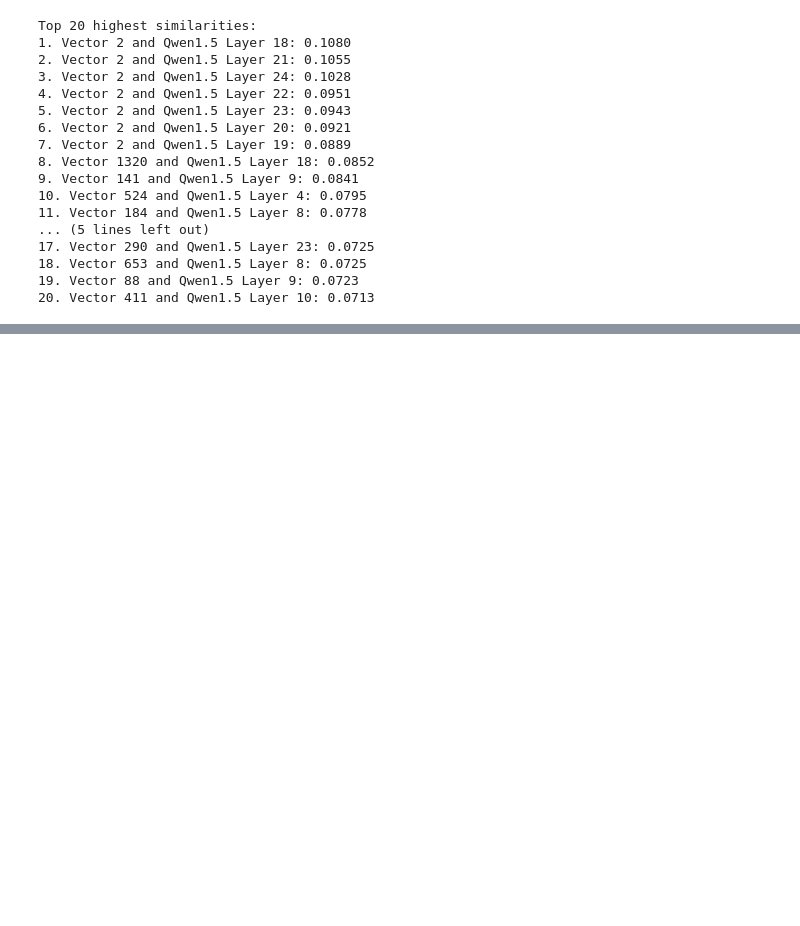
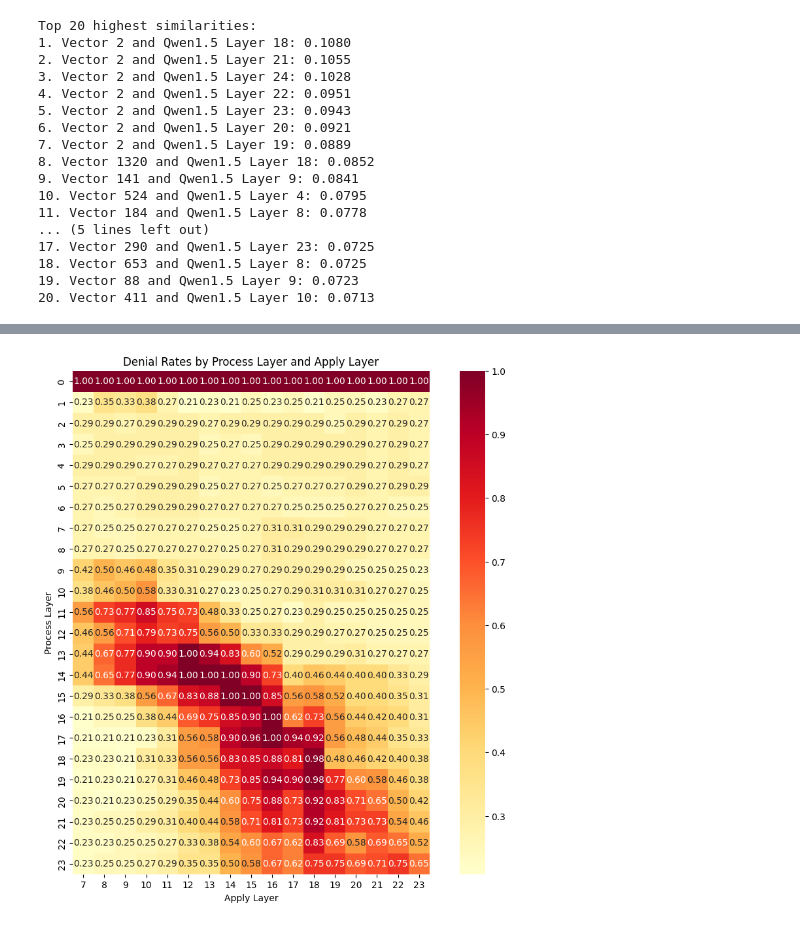
Before and after one commit to ducndh/refusal-orthogonal-vector, a Jupyter notebook: refusal_vector.ipynb, the cells around one changed output, grey strips where cells are left out. Cells and saved outputs as stored; diff of their text form; code cells hidden in the pictures; blank space fills up the shorter version.

```diff
--- a/refusal_vector.ipynb
+++ b/refusal_vector.ipynb
@@ -881,2 +915,50 @@ Directory /refusal_directions has been zipped to /refusal_directions.zip
 [interactive output not drawn]
 [interactive output not drawn]
+# %%
+import os
+import json
+import numpy as np
+import matplotlib.pyplot as plt
+import seaborn as sns
+
+def process_file(file_path):
+    with open(file_path, 'r') as f:
+        data = json.load(f)
+    denial_rate = sum(1 for item in data if not item[1]) / len(data)
+    return denial_rate
+
+def extract_layers(filename):
+    parts = filename.split('_')
+    process_layer = int(parts[2])
+    apply_layer = int(parts[5])
+    return process_layer, apply_layer
+
+folder_path = 'ablation_results_by_layer'
+results = {}
+apply_layers = range(7, 24)
+
+for filename in os.listdir(folder_path):
+    if filename.startswith('process_layer_') and filename.endswith('_results.json'):
+        file_path = os.path.join(folder_path, filename)
+        process_layer, apply_layer = extract_layers(filename)
+        if apply_layer in apply_layers:
+            denial_rate = process_file(file_path)
+            results[(process_layer, apply_layer)] = denial_rate
+
+max_process_layer = max(key[0] for key in results.keys())
+grid = np.zeros((max_process_layer + 1, len(apply_layers)))
+
+for (process_layer, apply_layer), denial_rate in results.items():
+    if apply_layer in apply_layers:
+        col_index = apply_layers.index(apply_layer)
+        grid[process_layer, col_index] = denial_rate
+
+plt.figure(figsize=(12, 10))
+sns.heatmap(grid, annot=True, fmt='.2f', cmap='YlOrRd', square=True,
+            xticklabels=apply_layers, yticklabels=range(grid.shape[0]))
+plt.title('Denial Rates by Process Layer and Apply Layer')
+plt.xlabel('Apply Layer')
+plt.ylabel('Process Layer')
+plt.show()
+# %% [output]
+[figure, added]
```
Also changed, not shown: parts of 11 cells of this notebook.
